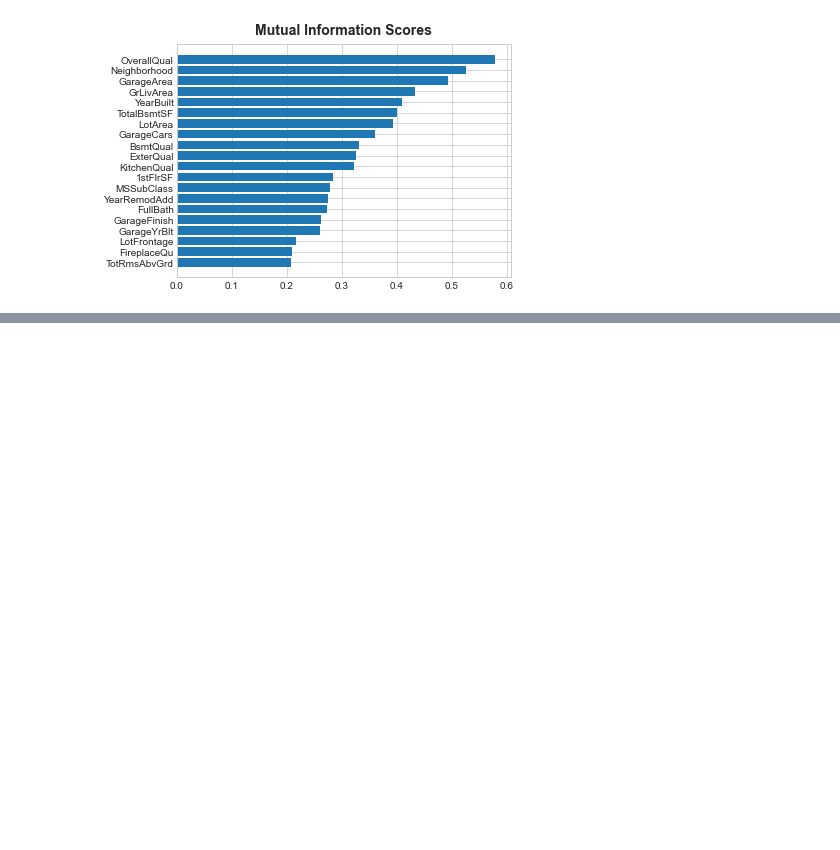
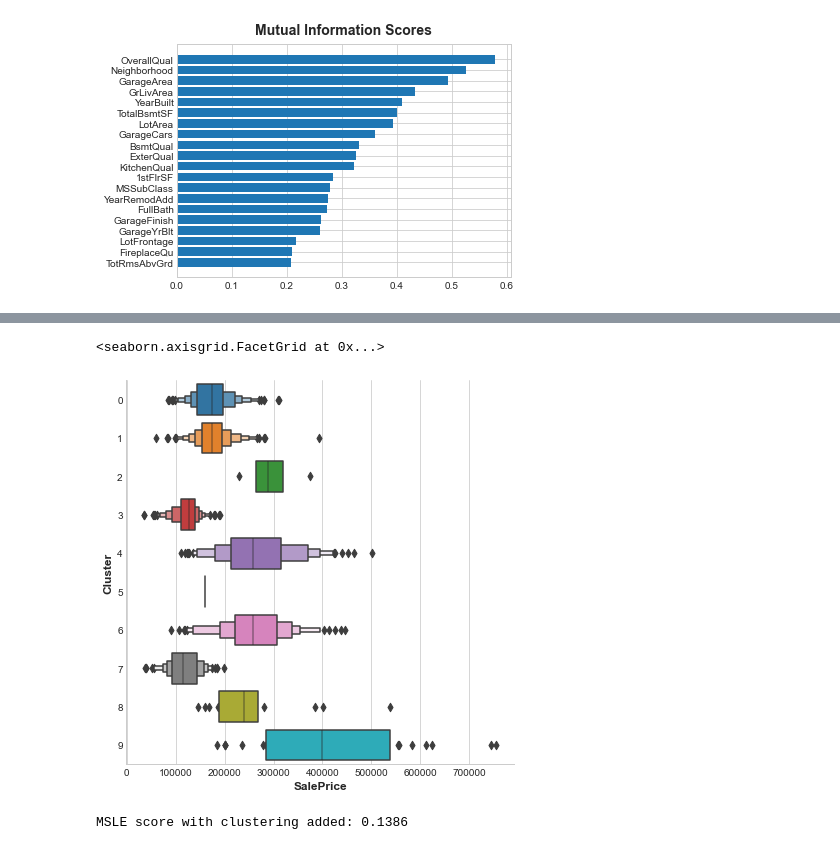
Before and after one commit to Ben-Hardy/kaggle, a Jupyter notebook: ames_housing_data/ames.ipynb, the cells around one changed output, grey strips where cells are left out. Cells and saved outputs as stored; diff of their text form; code cells hidden in the pictures; blank space fills up the shorter version.

```diff
--- a/ames_housing_data/ames.ipynb
+++ b/ames_housing_data/ames.ipynb
@@ -106,0 +147,12 @@ X_mi["MedNhbdArea"] = X_mi.groupby("Neighborhood")["GrLivArea"].transform("media
+# %%
+X_mi['SalePrice'] = y_mi
+sns.catplot(x='SalePrice', y='Cluster', data=X_mi, kind='boxen', height=6)
+# %% [output]
+<seaborn.axisgrid.FacetGrid at 0x...>
+[figure, added]
+# %%
+X_mi.pop('SalePrice')
+score = get_XGB_score(X_mi, y_mi)
+print(f"MSLE score with clustering added: {score:.4f}")
+# %% [output]
+MSLE score with clustering added: 0.1386
```
Also changed, not shown: parts of 7 cells of this notebook.
